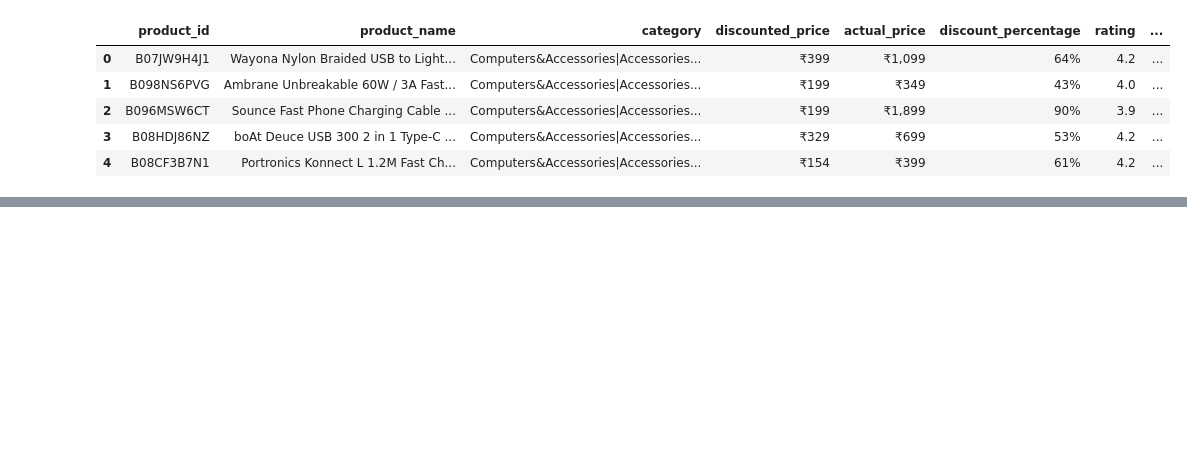
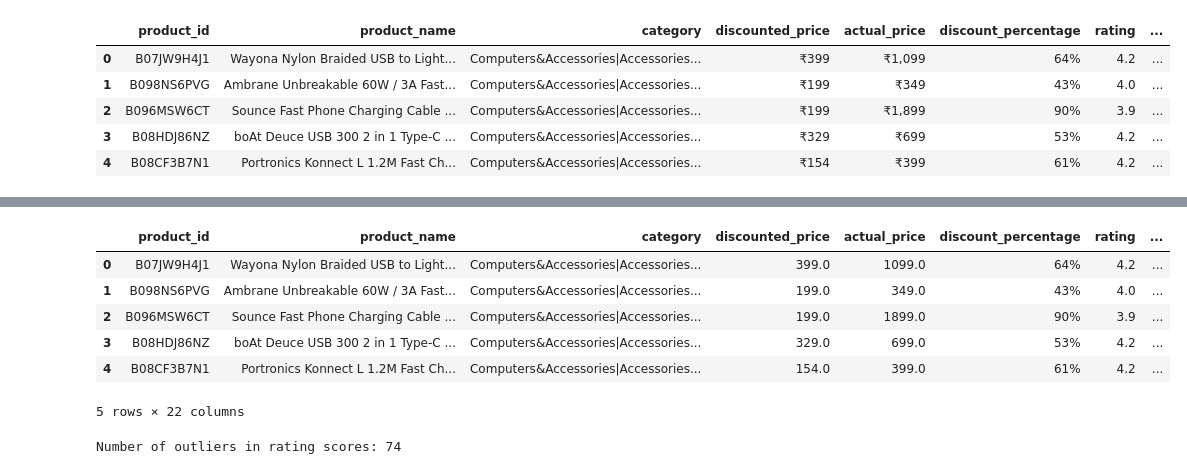
Before and after one commit to Smita569/Amazon-Product_Recommendation_System, a Jupyter notebook: Amazon_Product_Recommendation_System.ipynb, the cells around one changed output, grey strips where cells are left out. Drawn from its saved outputs; the diff is of its cells as text; code cells hidden in the pictures; blank space fills up the shorter version.

```diff
--- a/Amazon_Product_Recommendation_System.ipynb
+++ b/Amazon_Product_Recommendation_System.ipynb
@@ -59,0 +67,38 @@ df_amazon_data.head()
+# %%
+# Parse categories into hierarchy levels
+# Split the 'category' column by '|' and expand into new columns
+categories_split = df_amazon_data['category'].str.split('|', expand=True)
+
+# Create new columns for each category level
+for i in range(1,categories_split.shape[1]):
+    df_amazon_data[f'Category_{i}'] = categories_split[i].str.strip()
+df_amazon_data.head()
+# %% [output]
+|  | product_id | product_name | category | discounted_price | actual_price | discount_percentage | rating | ... |
+| 0 | B07JW9H4J1 | Wayona Nylon Braided USB to Light... | Computers&Accessories|Accessories... | 399.0 | 1099.0 | 64% | 4.2 | ... |
+| 1 | B098NS6PVG | Ambrane Unbreakable 60W / 3A Fast... | Computers&Accessories|Accessories... | 199.0 | 349.0 | 43% | 4.0 | ... |
+| 2 | B096MSW6CT | Sounce Fast Phone Charging Cable ... | Computers&Accessories|Accessories... | 199.0 | 1899.0 | 90% | 3.9 | ... |
+| 3 | B08HDJ86NZ | boAt Deuce USB 300 2 in 1 Type-C ... | Computers&Accessories|Accessories... | 329.0 | 699.0 | 53% | 4.2 | ... |
+| 4 | B08CF3B7N1 | Portronics Konnect L 1.2M Fast Ch... | Computers&Accessories|Accessories... | 154.0 | 399.0 | 61% | 4.2 | ... |
+5 rows × 22 columns
+# %%
+# Normalize rating scores and count outliers
+
+df_amazon_data['rating']= pd.to_numeric(df_amazon_data['rating'], errors='coerce')
+df_amazon_data.dropna(subset=['rating'], inplace=True)
+
+# Calculate IQR for identifying outliers in 'rating'
+Q1 = df_amazon_data['rating'].quantile(0.25)
+Q3 = df_amazon_data['rating'].quantile(0.75)
+IQR = Q3 - Q1
+
+# Define outlier bounds
+lower_bound = Q1 - 1.5 * IQR
+upper_bound = Q3 + 1.5 * IQR
+
+# Count outliers
+outliers_count = df_amazon_data[(df_amazon_data['rating'] < lower_bound) | (df_amazon_data['rating'] > upper_bound)].shape[0]
+
+print(f"Number of outliers in rating scores: {outliers_count}")
+# %% [output]
+Number of outliers in rating scores: 74
```
Also changed, not shown: parts of 3 cells of this notebook.
